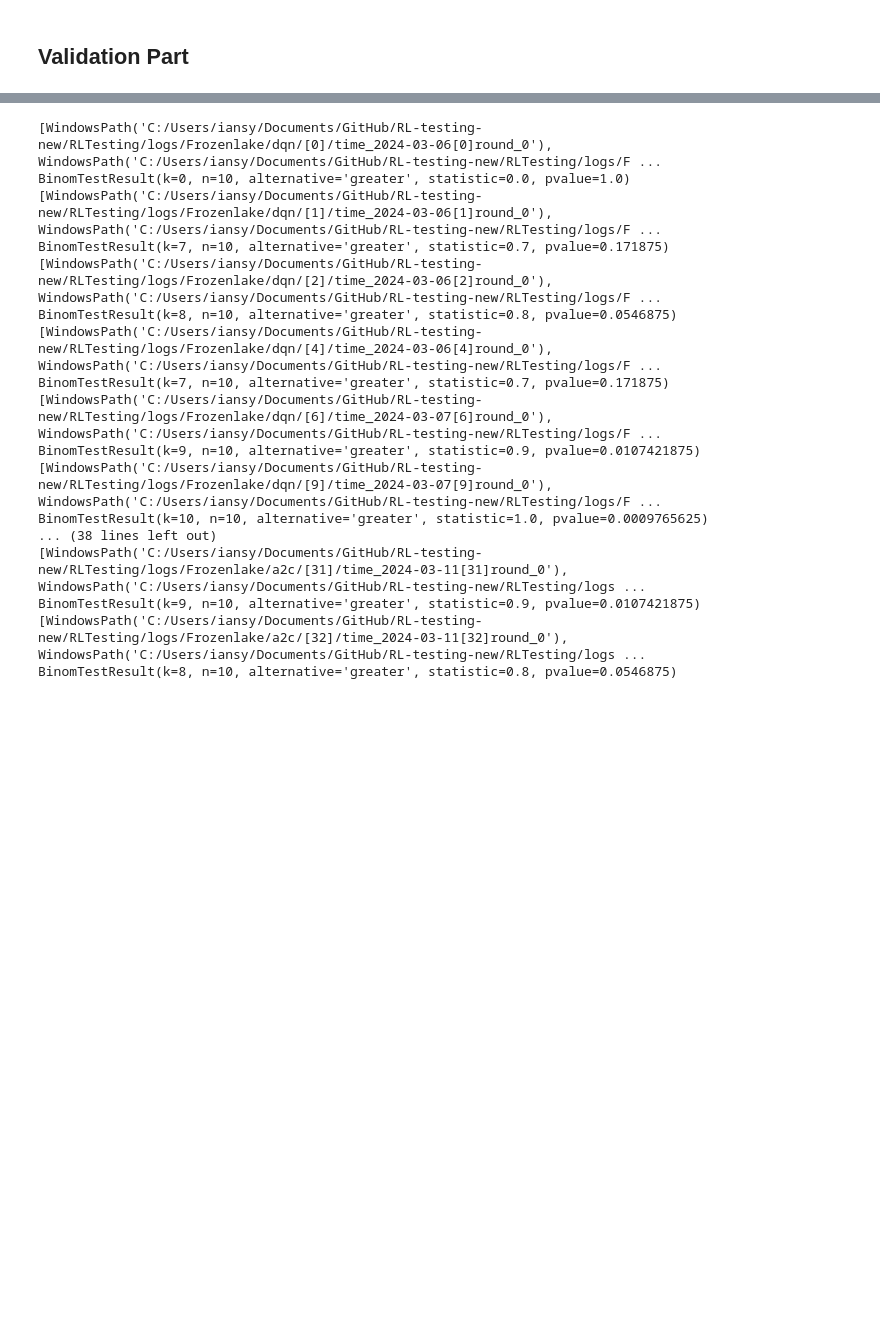
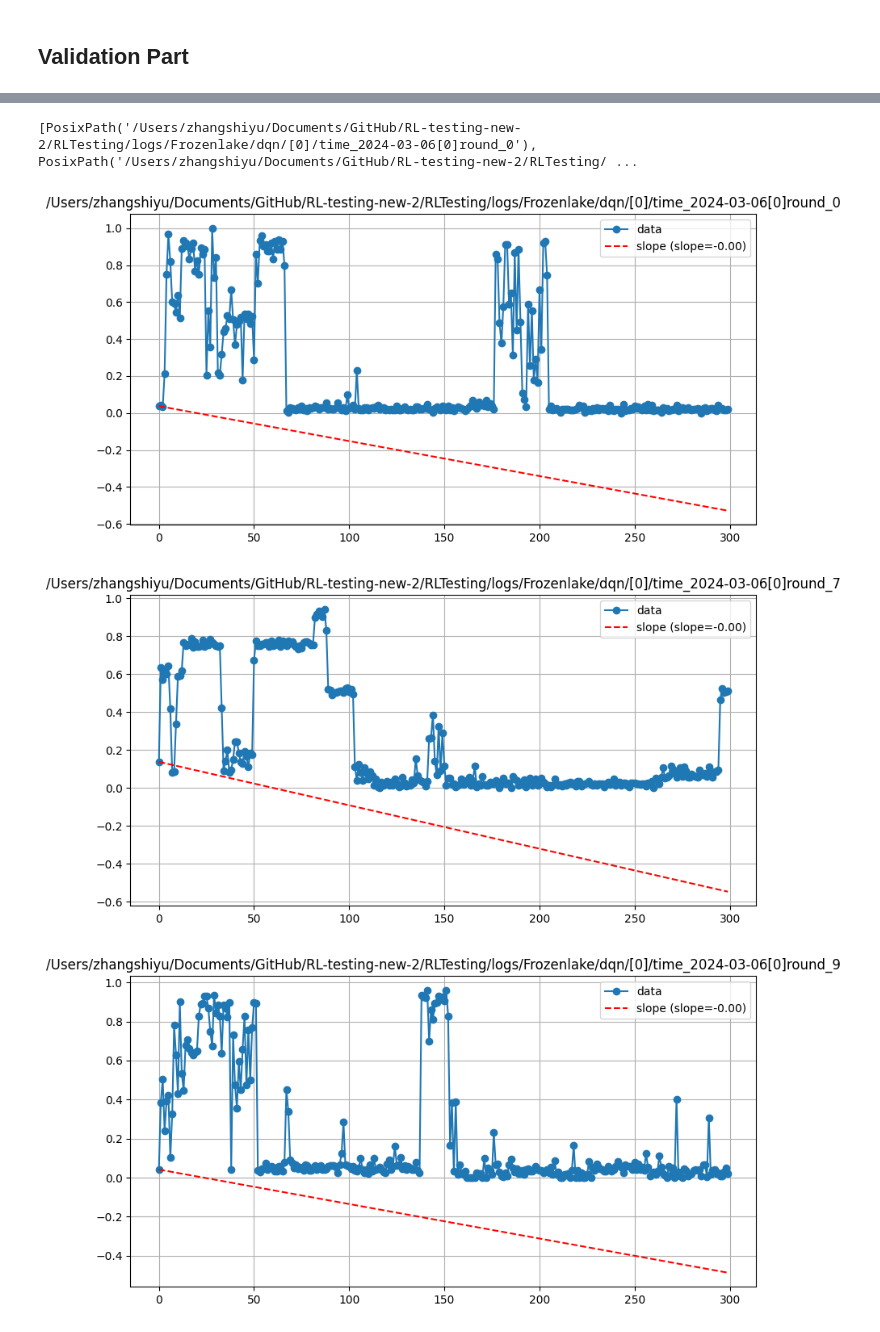
Before and after one commit to QixinWangCpsLab/RL-testing-new, a Jupyter notebook: RLTesting/testing_script.ipynb, the cells around one changed output, grey strips where cells are left out. Drawn from its saved outputs; the diff is of its cells as text; code cells hidden in the pictures; blank space fills up the shorter version.

```diff
--- a/RLTesting/testing_script.ipynb
+++ b/RLTesting/testing_script.ipynb
@@ -418,48 +426,35 @@ def bin_test_mountaincar(bug_free_log_path = Path(os.path.join(root_dir, 'RLTest
 
 
 
-bin_test_frozenlake(bug_free_log_path = Path(os.path.join(root_dir, 'RLTesting', 'logs', 'Frozenlake', 'dqn', '[0]')), show_fig=False)
+bin_test_frozenlake(bug_free_log_path = Path(os.path.join(root_dir, 'RLTesting', 'logs', 'Frozenlake', 'dqn', '[0]')), show_fig=True)
 bin_test_frozenlake(bug_free_log_path = Path(os.path.join(root_dir, 'RLTesting', 'logs', 'Frozenlake', 'dqn', '[1]')), show_fig=False)
 bin_test_frozenlake(bug_free_log_path = Path(os.path.join(root_dir, 'RLTesting', 'logs', 'Frozenlake', 'dqn', '[2]')), show_fig=False)
 bin_test_frozenlake(bug_free_log_path = Path(os.path.join(root_dir, 'RLTesting', 'logs', 'Frozenlake', 'dqn', '[4]')), show_fig=False)
 bin_test_frozenlake(bug_free_log_path = Path(os.path.join(root_dir, 'RLTesting', 'logs', 'Frozenlake', 'dqn', '[6]')), show_fig=False)
 bin_test_frozenlake(bug_free_log_path = Path(os.path.join(root_dir, 'RLTesting', 'logs', 'Frozenlake', 'dqn', '[9]')), show_fig=False)
 bin_test_frozenlake(bug_free_log_path = Path(os.path.join(root_dir, 'RLTesting', 'logs', 'Frozenlake', 'dqn', '[10]')), show_fig=False)
 bin_test_frozenlake(bug_free_log_path = Path(os.path.join(root_dir, 'RLTesting', 'logs', 'Frozenlake', 'dqn', '[16]')), show_fig=False)
 bin_test_frozenlake(bug_free_log_path = Path(os.path.join(root_dir, 'RLTesting', 'logs', 'Frozenlake', 'dqn', '[17]')), show_fig=False)
 bin_test_frozenlake(bug_free_log_path = Path(os.path.join(root_dir, 'RLTesting', 'logs', 'Frozenlake', 'dqn', '[18]')), show_fig=False)
 bin_test_frozenlake(bug_free_log_path = Path(os.path.join(root_dir, 'RLTesting', 'logs', 'Frozenlake', 'dqn', '[19]')), show_fig=False)
 bin_test_frozenlake(bug_free_log_path = Path(os.path.join(root_dir, 'RLTesting', 'logs', 'Frozenlake', 'dqn', '[20]')), show_fig=False)
 bin_test_frozenlake(bug_free_log_path = Path(os.path.join(root_dir, 'RLTesting', 'logs', 'Frozenlake', 'dqn', '[21]')), show_fig=False)
 bin_test_frozenlake(bug_free_log_path = Path(os.path.join(root_dir, 'RLTesting', 'logs', 'Frozenlake', 'dqn', '[22]')), show_fig=False)
 bin_test_frozenlake(bug_free_log_path = Path(os.path.join(root_dir, 'RLTesting', 'logs', 'Frozenlake', 'dqn', '[23]')), show_fig=False)
 bin_test_frozenlake(bug_free_log_path = Path(os.path.join(root_dir, 'RLTesting', 'logs', 'Frozenlake', 'dqn', '[24]')), show_fig=False)
 bin_test_frozenlake(bug_free_log_path = Path(os.path.join(root_dir, 'RLTesting', 'logs', 'Frozenlake', 'ppo', '[7]')), show_fig=False)
 bin_test_frozenlake(bug_free_log_path = Path(os.path.join(root_dir, 'RLTesting', 'logs', 'Frozenlake', 'ppo', '[9]')), show_fig=False)
 bin_test_frozenlake(bug_free_log_path = Path(os.path.join(root_dir, 'RLTesting', 'logs', 'Frozenlake', 'a2c', '[24]')), show_fig=False)
 bin_test_frozenlake(bug_free_log_path = Path(os.path.join(root_dir, 'RLTesting', 'logs', 'Frozenlake', 'a2c', '[25]')), show_fig=False)
 bin_test_frozenlake(bug_free_log_path = Path(os.path.join(root_dir, 'RLTesting', 'logs', 'Frozenlake', 'a2c', '[26]')), show_fig=False)
 bin_test_frozenlake(bug_free_log_path = Path(os.path.join(root_dir, 'RLTesting', 'logs', 'Frozenlake', 'a2c', '[27]')), show_fig=False)
 bin_test_frozenlake(bug_free_log_path = Path(os.path.join(root_dir, 'RLTesting', 'logs', 'Frozenlake', 'a2c', '[28]')), show_fig=False)
 bin_test_frozenlake(bug_free_log_path = Path(os.path.join(root_dir, 'RLTesting', 'logs', 'Frozenlake', 'a2c', '[29]')), show_fig=False)
 bin_test_frozenlake(bug_free_log_path = Path(os.path.join(root_dir, 'RLTesting', 'logs', 'Frozenlake', 'a2c', '[30]')), show_fig=False)
 bin_test_frozenlake(bug_free_log_path = Path(os.path.join(root_dir, 'RLTesting', 'logs', 'Frozenlake', 'a2c', '[31]')), show_fig=False)
 bin_test_frozenlake(bug_free_log_path = Path(os.path.join(root_dir, 'RLTesting', 'logs', 'Frozenlake', 'a2c', '[32]')), show_fig=False)
 # %% [output]
-[WindowsPath('C:/Users/iansy/Documents/GitHub/RL-testing-new/RLTesting/logs/Frozenlake/dqn/[0]/time_2024-03-06[0]round_0'), WindowsPath('C:/Users/iansy/Documents/GitHub/RL-testing-new/RLTesting/logs/F ...
-BinomTestResult(k=0, n=10, alternative='greater', statistic=0.0, pvalue=1.0)
-[WindowsPath('C:/Users/iansy/Documents/GitHub/RL-testing-new/RLTesting/logs/Frozenlake/dqn/[1]/time_2024-03-06[1]round_0'), WindowsPath('C:/Users/iansy/Documents/GitHub/RL-testing-new/RLTesting/logs/F ...
-BinomTestResult(k=7, n=10, alternative='greater', statistic=0.7, pvalue=0.171875)
-[WindowsPath('C:/Users/iansy/Documents/GitHub/RL-testing-new/RLTesting/logs/Frozenlake/dqn/[2]/time_2024-03-06[2]round_0'), WindowsPath('C:/Users/iansy/Documents/GitHub/RL-testing-new/RLTesting/logs/F ...
-BinomTestResult(k=8, n=10, alternative='greater', statistic=0.8, pvalue=0.0546875)
-[WindowsPath('C:/Users/iansy/Documents/GitHub/RL-testing-new/RLTesting/logs/Frozenlake/dqn/[4]/time_2024-03-06[4]round_0'), WindowsPath('C:/Users/iansy/Documents/GitHub/RL-testing-new/RLTesting/logs/F ...
-BinomTestResult(k=7, n=10, alternative='greater', statistic=0.7, pvalue=0.171875)
-[WindowsPath('C:/Users/iansy/Documents/GitHub/RL-testing-new/RLTesting/logs/Frozenlake/dqn/[6]/time_2024-03-07[6]round_0'), WindowsPath('C:/Users/iansy/Documents/GitHub/RL-testing-new/RLTesting/logs/F ...
-BinomTestResult(k=9, n=10, alternative='greater', statistic=0.9, pvalue=0.0107421875)
-[WindowsPath('C:/Users/iansy/Documents/GitHub/RL-testing-new/RLTesting/logs/Frozenlake/dqn/[9]/time_2024-03-07[9]round_0'), WindowsPath('C:/Users/iansy/Documents/GitHub/RL-testing-new/RLTesting/logs/F ...
-BinomTestResult(k=10, n=10, alternative='greater', statistic=1.0, pvalue=0.0009765625)
-... (38 lines left out)
-[WindowsPath('C:/Users/iansy/Documents/GitHub/RL-testing-new/RLTesting/logs/Frozenlake/a2c/[31]/time_2024-03-11[31]round_0'), WindowsPath('C:/Users/iansy/Documents/GitHub/RL-testing-new/RLTesting/logs ...
-BinomTestResult(k=9, n=10, alternative='greater', statistic=0.9, pvalue=0.0107421875)
-[WindowsPath('C:/Users/iansy/Documents/GitHub/RL-testing-new/RLTesting/logs/Frozenlake/a2c/[32]/time_2024-03-11[32]round_0'), WindowsPath('C:/Users/iansy/Documents/GitHub/RL-testing-new/RLTesting/logs ...
-BinomTestResult(k=8, n=10, alternative='greater', statistic=0.8, pvalue=0.0546875)
+[PosixPath('/Users/zhangshiyu/Documents/GitHub/RL-testing-new-2/RLTesting/logs/Frozenlake/dqn/[0]/time_2024-03-06[0]round_0'), PosixPath('/Users/zhangshiyu/Documents/GitHub/RL-testing-new-2/RLTesting/ ...
+[figure, added]
+[figure, added]
+[figure, added]
```
Also changed, not shown: parts of 2 cells of this notebook, 2 other files.
